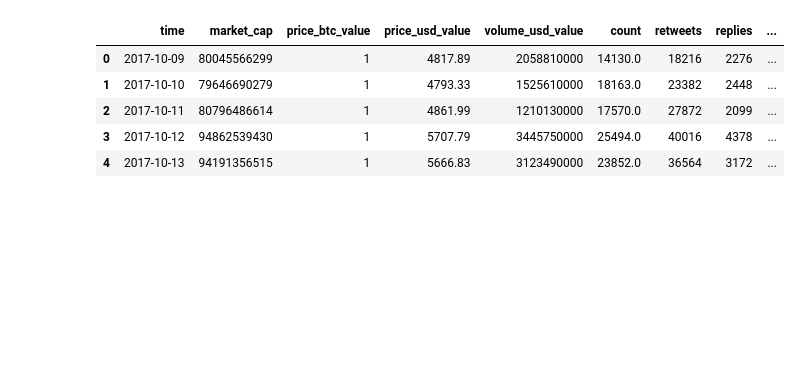
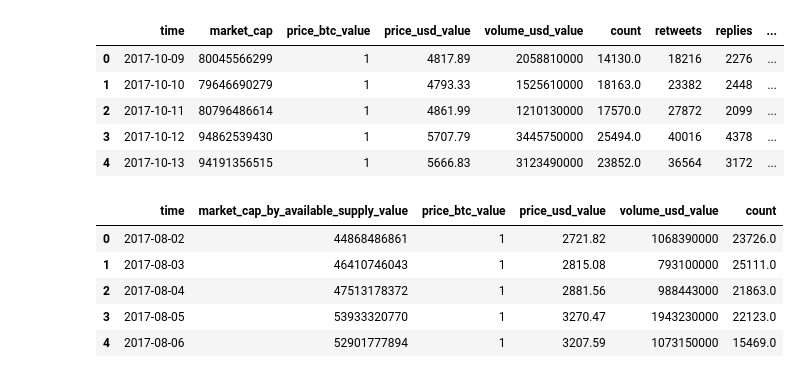
Before and after one commit to ThomasADuffy/Crypto-Capstone-1, a Jupyter notebook: notebooks/graphing_notebook.ipynb, the cells around one changed output. Drawn from its saved outputs; the diff is of its cells as text; code cells hidden in the pictures; blank space fills up the shorter version.

```diff
--- a/notebooks/graphing_notebook.ipynb
+++ b/notebooks/graphing_notebook.ipynb
@@ -53,6 +46,15 @@ BTC.head()
 | 2 | 2017-10-11 | 80796486614 | 1 | 4861.99 | 1210130000 | 17570.0 | 27872 | 2099 | ... |
 | 3 | 2017-10-12 | 94862539430 | 1 | 5707.79 | 3445750000 | 25494.0 | 40016 | 4378 | ... |
 | 4 | 2017-10-13 | 94191356515 | 1 | 5666.83 | 3123490000 | 23852.0 | 36564 | 3172 | ... |
+# %%
+BTC_new.head()
+# %% [output]
+|  | time | market_cap_by_available_supply_value | price_btc_value | price_usd_value | volume_usd_value | count |
+| 0 | 2017-08-02 | 44868486861 | 1 | 2721.82 | 1068390000 | 23726.0 |
+| 1 | 2017-08-03 | 46410746043 | 1 | 2815.08 | 793100000 | 25111.0 |
+| 2 | 2017-08-04 | 47513178372 | 1 | 2881.56 | 988443000 | 21863.0 |
+| 3 | 2017-08-05 | 53933320770 | 1 | 3270.47 | 1943230000 | 22123.0 |
+| 4 | 2017-08-06 | 52901777894 | 1 | 3207.59 | 1073150000 | 15469.0 |
 # %%
 graph.pandas_scatter_matrix(BTC,'BTC scatter matrix','BTC_scatter_matrix.png')
 # %%
```
Also changed, not shown: parts of 16 cells of this notebook, 7 other files.
